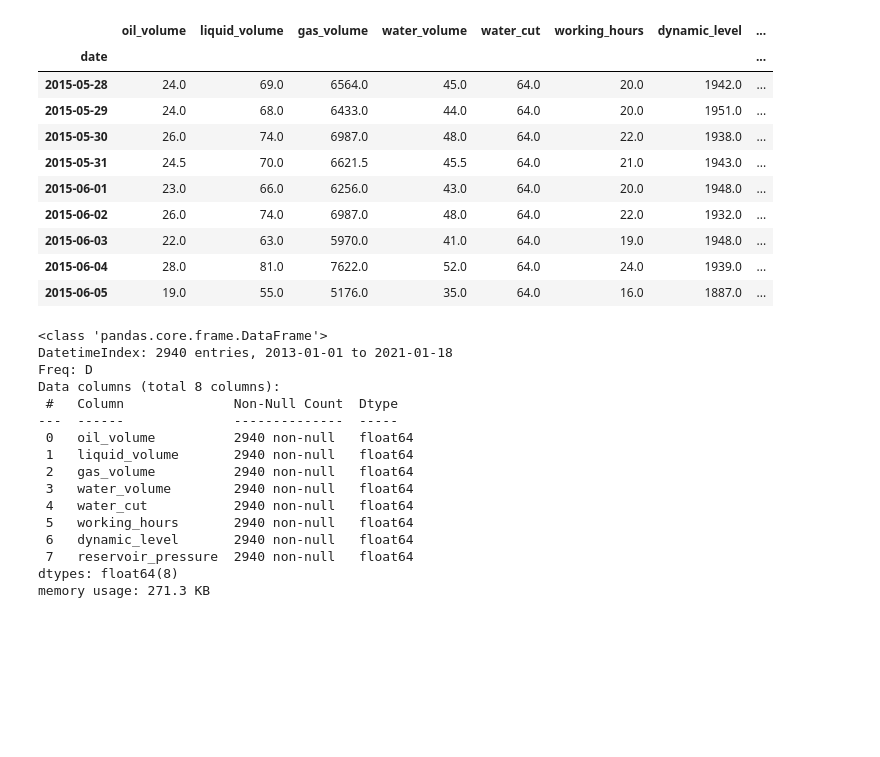
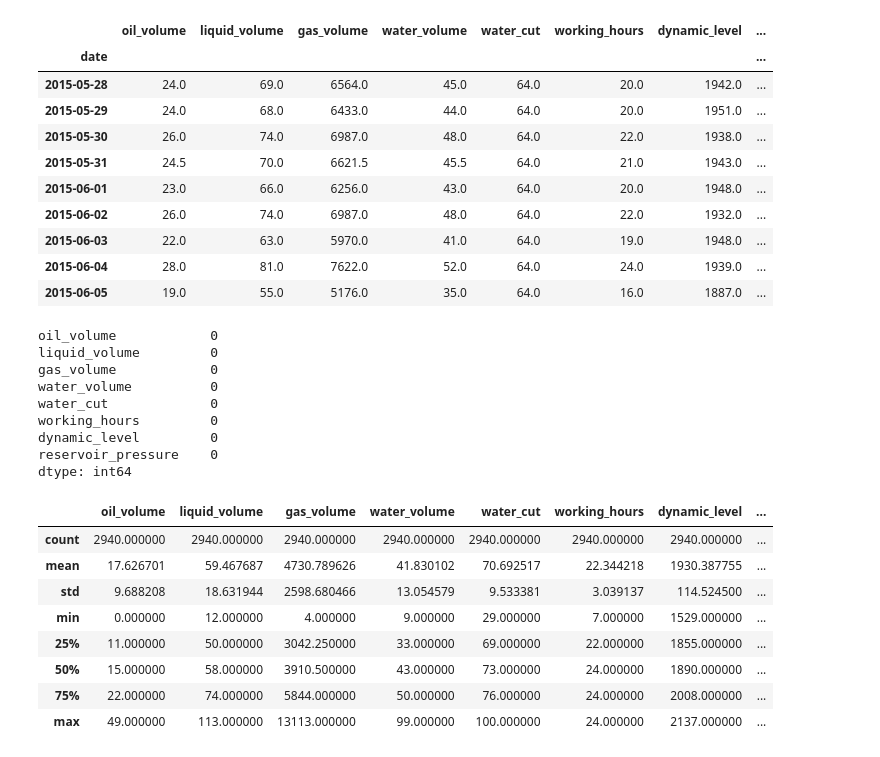
Before and after one commit to Jofregf/oil-well-production-analysis, a Jupyter notebook: notebooks/02_data_cleaning.ipynb, the cells around one changed output. Saved outputs shown, nothing was run; the diff lists cells and outputs as text; code cells hidden in the pictures; blank space fills up the shorter version.

Commit message:
data_cleaning & readme.md

```diff
--- a/notebooks/02_data_cleaning.ipynb
+++ b/notebooks/02_data_cleaning.ipynb
@@ -119,21 +120,26 @@ df.loc["2015-05-28":"2015-06-05"]
 | 2015-06-04 | 28.0 | 81.0 | 7622.0 | 52.0 | 64.0 | 24.0 | 1939.0 | ... |
 | 2015-06-05 | 19.0 | 55.0 | 5176.0 | 35.0 | 64.0 | 16.0 | 1887.0 | ... |
 # %%
-df.info()
+df.isna().sum()
 # %% [output]
-<class 'pandas.core.frame.DataFrame'>
-DatetimeIndex: 2940 entries, 2013-01-01 to 2021-01-18
-Freq: D
-Data columns (total 8 columns):
- #   Column              Non-Null Count  Dtype
----  ------              --------------  -----
- 0   oil_volume          2940 non-null   float64
- 1   liquid_volume       2940 non-null   float64
- 2   gas_volume          2940 non-null   float64
- 3   water_volume        2940 non-null   float64
- 4   water_cut           2940 non-null   float64
- 5   working_hours       2940 non-null   float64
- 6   dynamic_level       2940 non-null   float64
- 7   reservoir_pressure  2940 non-null   float64
-dtypes: float64(8)
-memory usage: 271.3 KB
+oil_volume            0
+liquid_volume         0
+gas_volume            0
+water_volume          0
+water_cut             0
+working_hours         0
+dynamic_level         0
+reservoir_pressure    0
+dtype: int64
+# %%
+df.describe()
+# %% [output]
+|  | oil_volume | liquid_volume | gas_volume | water_volume | water_cut | working_hours | dynamic_level | ... |
+| count | 2940.000000 | 2940.000000 | 2940.000000 | 2940.000000 | 2940.000000 | 2940.000000 | 2940.000000 | ... |
+| mean | 17.626701 | 59.467687 | 4730.789626 | 41.830102 | 70.692517 | 22.344218 | 1930.387755 | ... |
+| std | 9.688208 | 18.631944 | 2598.680466 | 13.054579 | 9.533381 | 3.039137 | 114.524500 | ... |
+| min | 0.000000 | 12.000000 | 4.000000 | 9.000000 | 29.000000 | 7.000000 | 1529.000000 | ... |
+| 25% | 11.000000 | 50.000000 | 3042.250000 | 33.000000 | 69.000000 | 22.000000 | 1855.000000 | ... |
+| 50% | 15.000000 | 58.000000 | 3910.500000 | 43.000000 | 73.000000 | 24.000000 | 1890.000000 | ... |
+| 75% | 22.000000 | 74.000000 | 5844.000000 | 50.000000 | 76.000000 | 24.000000 | 2008.000000 | ... |
+| max | 49.000000 | 113.000000 | 13113.000000 | 99.000000 | 100.000000 | 24.000000 | 2137.000000 | ... |
```
Also changed, not shown: parts of 3 cells of this notebook, 1 other file.
